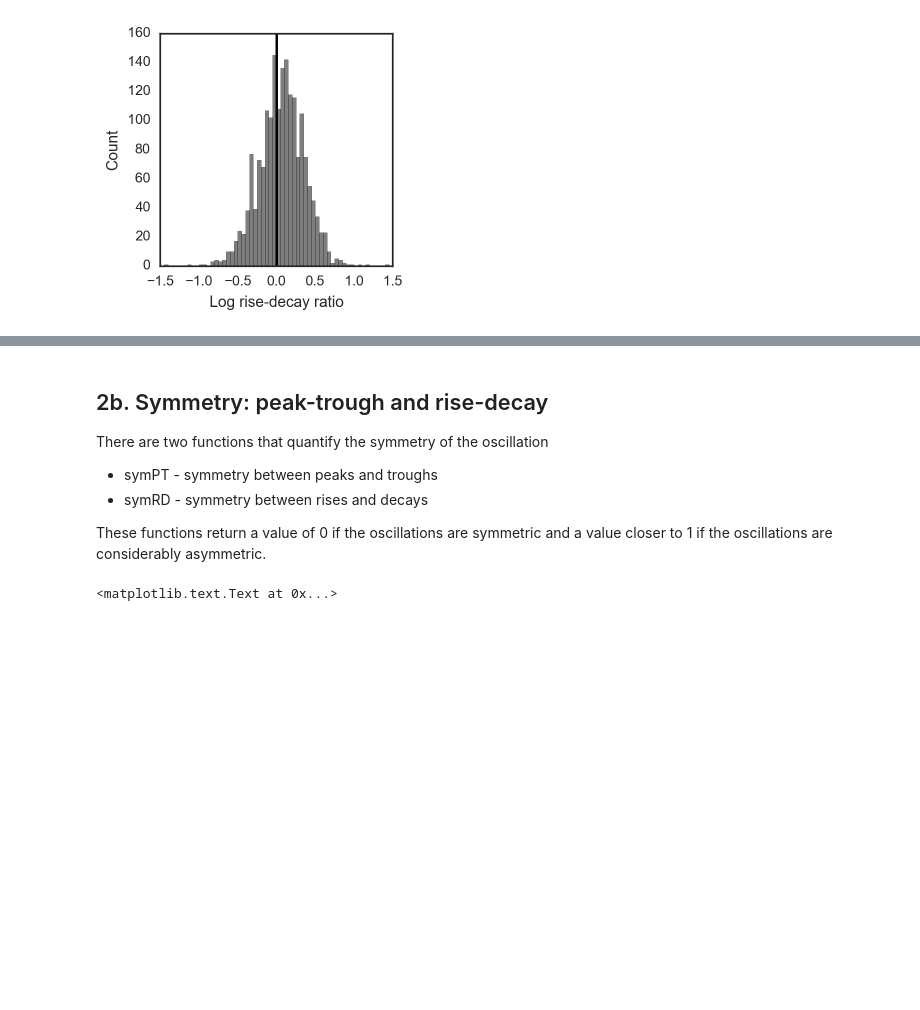
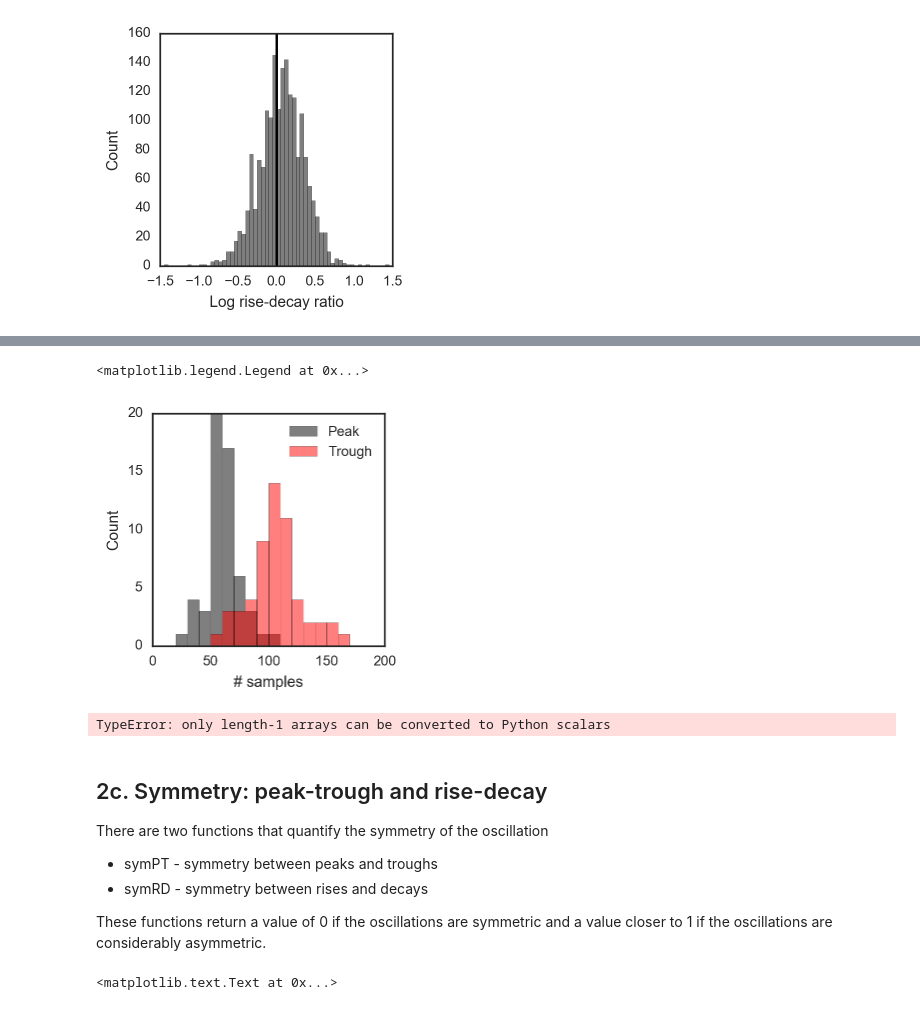
Before and after one commit to Aimee-Flores/misshapen, a Jupyter notebook: demo_Shape library.ipynb, the cells around one changed output, grey strips where cells are left out. Drawn from its saved outputs; the diff is of its cells as text; code cells hidden in the pictures; blank space fills up the shorter version.

```diff
--- a/demo_Shape library.ipynb
+++ b/demo_Shape library.ipynb
@@ -183,5 +216,24 @@ plt.xlabel('Log rise-decay ratio')
+# %%
+# Calculate peak and trough duration
+Ps_dur, Ts_dur, ptr = shape.pt_duration(Ps_temp, Ts_temp, zeroxR, zeroxD)
+
+# Plot histogram
+bins=np.arange(0, 200, 10)
+plt.figure(figsize=(3,3))
+plt.hist(Ps_dur,bins,color='k',label='Peak',alpha=0.5)
+plt.hist(Ts_dur,bins,color='r',label='Trough',alpha=0.5)
+plt.ylabel('Count')
+plt.xlabel('# samples')
+plt.legend(loc='best')
+# %% [output]
+<matplotlib.legend.Legend at 0x...>
+[figure, added]
+# %%
+Ps_dur/float(Ts_dur)
+# %% [output]
+TypeError: only length-1 arrays can be converted to Python scalars
 # %% [markdown]
-## 2b. Symmetry: peak-trough and rise-decay
+## 2c. Symmetry: peak-trough and rise-decay
 
 There are two functions that quantify the symmetry of the oscillation
 * symPT - symmetry between peaks and troughs
```
Also changed, not shown: parts of 10 cells of this notebook, 2 other files.
